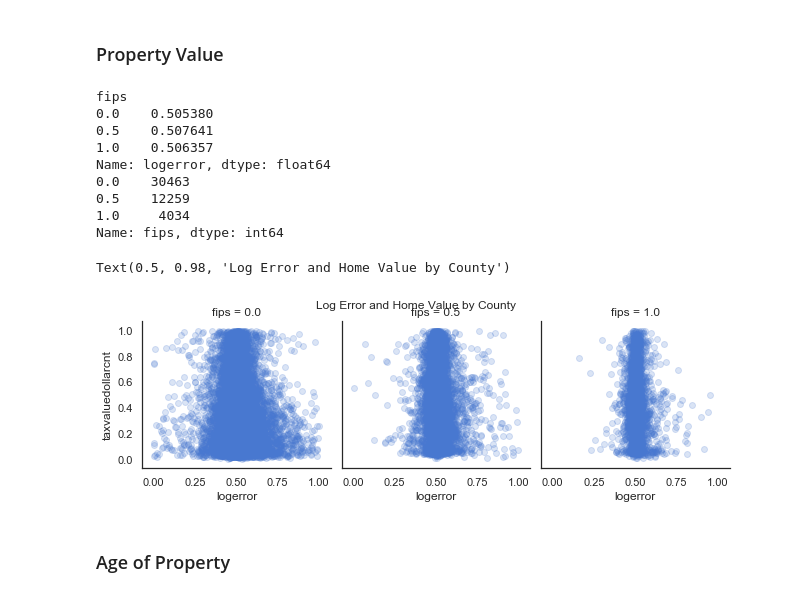
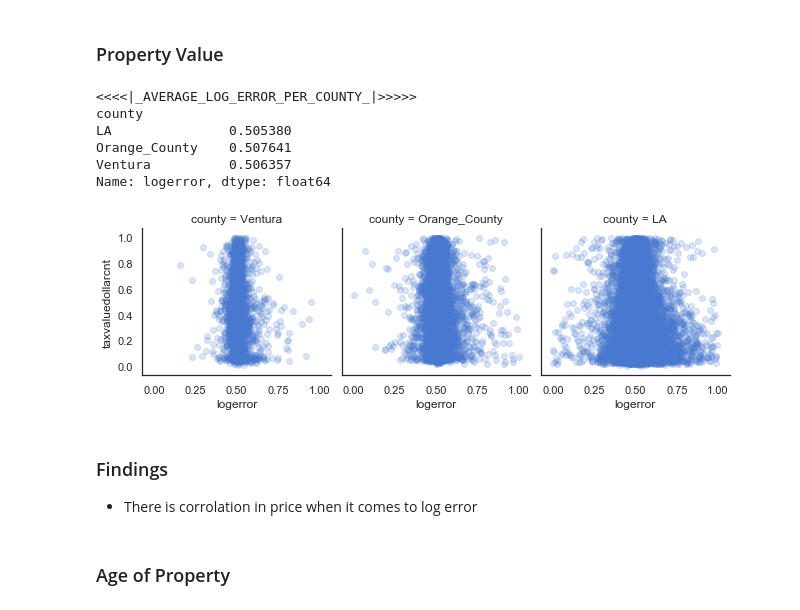
Before and after one commit to PeopleAgainstBroccoli/zillow_cluster, a Jupyter notebook: working_notebook.ipynb, the cells around one changed output. Saved outputs shown, nothing was run; the diff lists cells and outputs as text; code cells hidden in the pictures.

```diff
--- a/working_notebook.ipynb
+++ b/working_notebook.ipynb
@@ -267,24 +268,21 @@ data.corr()
 # %% [markdown]
 ### Property Value
 # %%
-print(data.groupby('fips')['logerror'].mean())
-print(data['fips'].value_counts())
+explore.mean_logerror_county(data)
 
-g = sns.FacetGrid(data, col = 'fips')
+g = sns.FacetGrid(data, col = 'county')
 g = g.map(plt.scatter, 'logerror', 'taxvaluedollarcnt', alpha = .2)
-g.fig.suptitle("Log Error and Home Value by County")
 # %% [output]
-fips
-0.0    0.505380
-0.5    0.507641
-1.0    0.506357
+<<<<|_AVERAGE_LOG_ERROR_PER_COUNTY_|>>>>>
+county
+LA               0.505380
+Orange_County    0.507641
+Ventura          0.506357
 Name: logerror, dtype: float64
-0.0    30463
-0.5    12259
-1.0     4034
-Name: fips, dtype: int64
-Text(0.5, 0.98, 'Log Error and Home Value by County')
-[figure, old version]
+[figure, new version]
+# %% [markdown]
+### Findings
+- There is corrolation in price when it comes to log error
 # %% [markdown]
 ### Age of Property
 # %%
```
Also changed, not shown: parts of 11 cells of this notebook, 2 other files.
